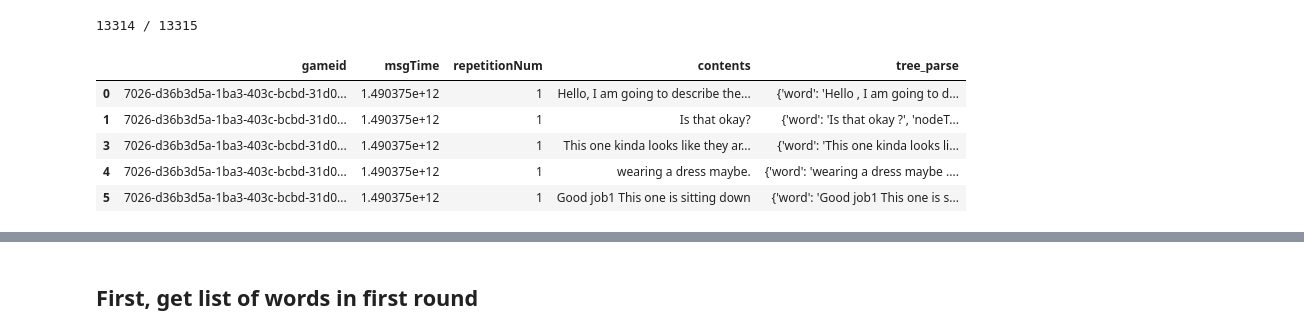
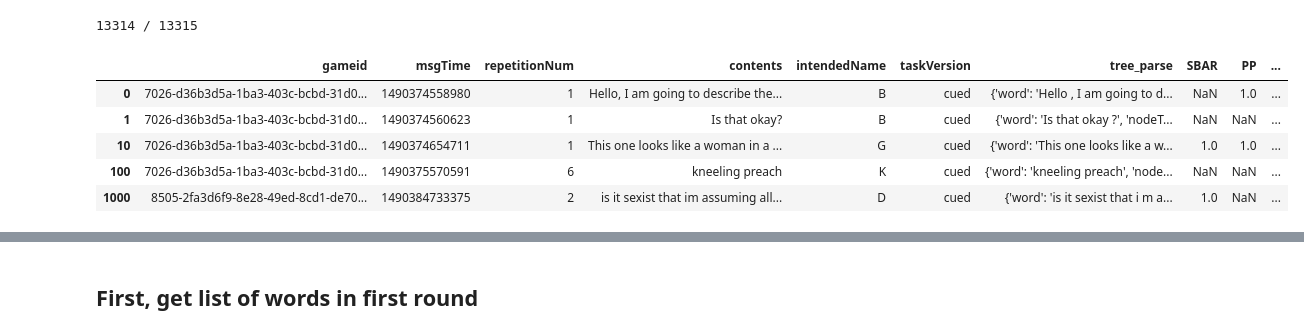
Before and after one commit to hawkrobe/tangrams, a Jupyter notebook: analysis/sequential/preprocessing_sequential.ipynb, the cells around one changed output, grey strips where cells are left out. Cells and saved outputs as stored; diff of their text form; code cells hidden in the pictures.

```diff
--- a/analysis/sequential/preprocessing_sequential.ipynb
+++ b/analysis/sequential/preprocessing_sequential.ipynb
@@ -215,12 +218,3 @@ tiny_d['tree_parse'] = parses
-# %%
-tiny_d.head()
-# %% [output]
-|  | gameid | msgTime | repetitionNum | contents | tree_parse |
-| 0 | 7026-d36b3d5a-1ba3-403c-bcbd-31d0... | 1.490375e+12 | 1 | Hello, I am going to describe the... | {'word': 'Hello , I am going to d... |
-| 1 | 7026-d36b3d5a-1ba3-403c-bcbd-31d0... | 1.490375e+12 | 1 | Is that okay? | {'word': 'Is that okay ?', 'nodeT... |
-| 3 | 7026-d36b3d5a-1ba3-403c-bcbd-31d0... | 1.490375e+12 | 1 | This one kinda looks like they ar... | {'word': 'This one kinda looks li... |
-| 4 | 7026-d36b3d5a-1ba3-403c-bcbd-31d0... | 1.490375e+12 | 1 | wearing a dress maybe. | {'word': 'wearing a dress maybe .... |
-| 5 | 7026-d36b3d5a-1ba3-403c-bcbd-31d0... | 1.490375e+12 | 1 | Good job1 This one is sitting down | {'word': 'Good job1 This one is s... |
 # %%
 def finditem(obj, value, initLevel = True):
     if obj['nodeType'] == value and not initLevel:
@@ -236,4 +230,13 @@ tiny_d['CC'] = [finditem(s, 'CC') for s in tiny_d['tree_parse']]
 # %%
 tiny_d.to_json('constituency_parses.json')
 tiny_d.drop('tree_parse', 1).to_csv('constituency_tags.csv')
+# %%
+tiny_d = pd.read_json('constituency_parses.json').query('taskVersion == "cued"')
+# %% [output]
+|  | gameid | msgTime | repetitionNum | contents | intendedName | taskVersion | tree_parse | SBAR | PP | ... |
+| 0 | 7026-d36b3d5a-1ba3-403c-bcbd-31d0... | 1490374558980 | 1 | Hello, I am going to describe the... | B | cued | {'word': 'Hello , I am going to d... | NaN | 1.0 | ... |
+| 1 | 7026-d36b3d5a-1ba3-403c-bcbd-31d0... | 1490374560623 | 1 | Is that okay? | B | cued | {'word': 'Is that okay ?', 'nodeT... | NaN | NaN | ... |
+| 10 | 7026-d36b3d5a-1ba3-403c-bcbd-31d0... | 1490374654711 | 1 | This one looks like a woman in a ... | G | cued | {'word': 'This one looks like a w... | 1.0 | 1.0 | ... |
+| 100 | 7026-d36b3d5a-1ba3-403c-bcbd-31d0... | 1490375570591 | 6 | kneeling preach | K | cued | {'word': 'kneeling preach', 'node... | NaN | NaN | ... |
+| 1000 | 8505-2fa3d6f9-8e28-49ed-8cd1-de70... | 1490384733375 | 2 | is it sexist that im assuming all... | D | cued | {'word': 'is it sexist that i m a... | 1.0 | NaN | ... |
 # %%
```
Also changed, not shown: parts of 37 cells of this notebook.
